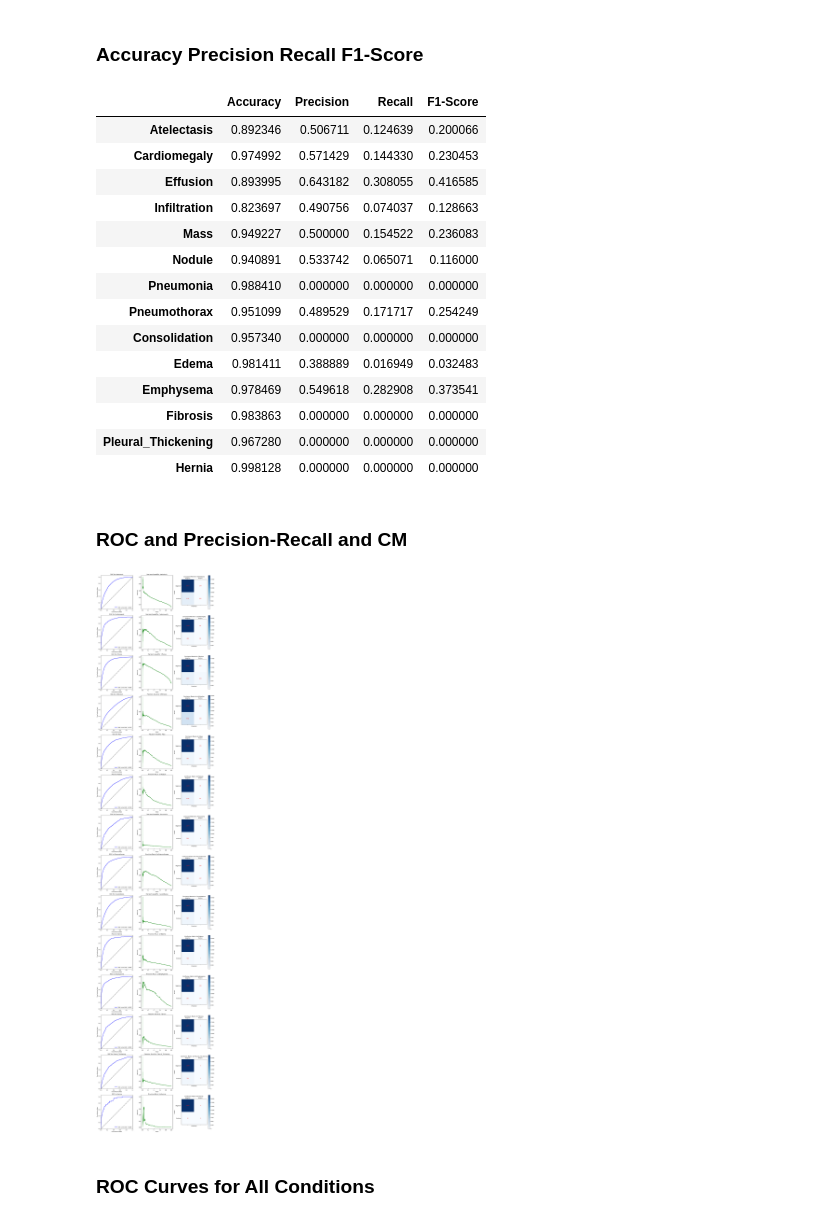
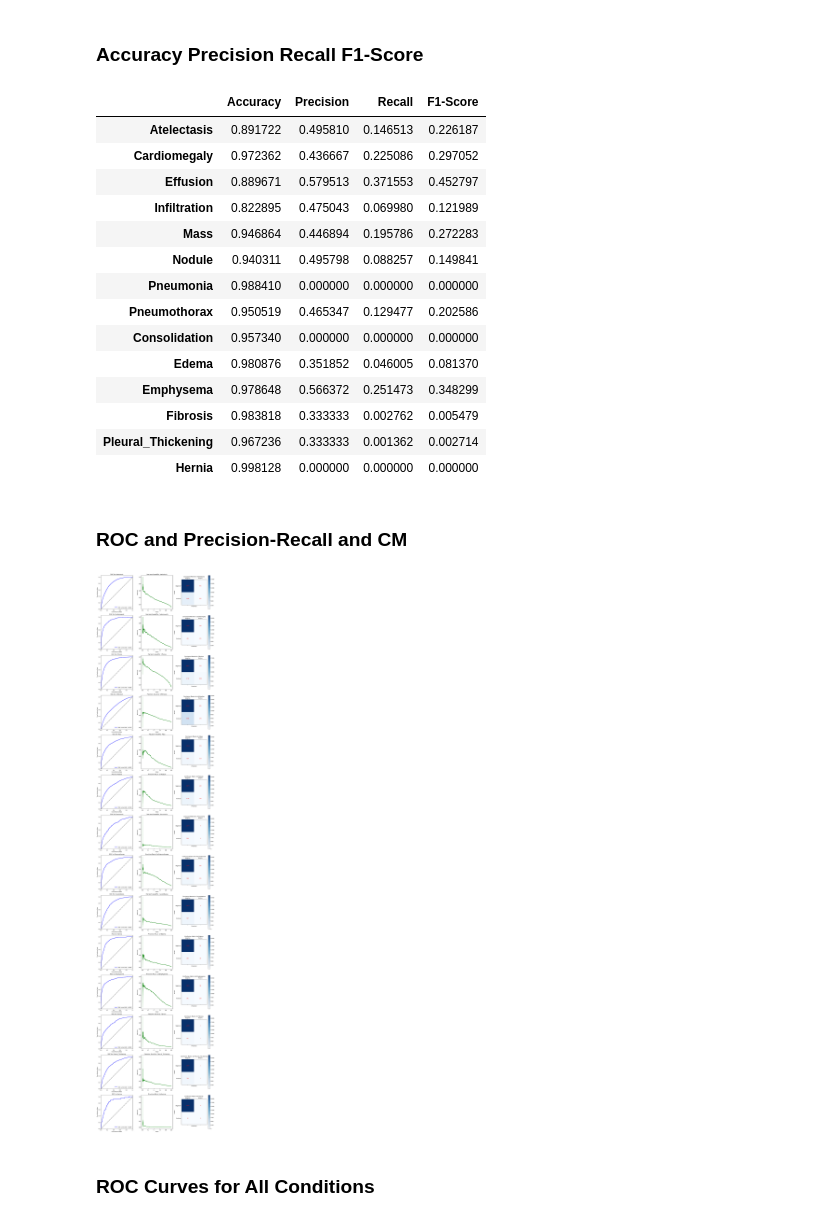
Before and after one commit to derrick-daniel/Major-Project-CXR, a Jupyter notebook: Misc/Notebooks/model_plot_ResNet50.ipynb, the cells around one changed output. Cells and saved outputs as stored; diff of their text form; code cells hidden in the pictures.

```diff
--- a/Misc/Notebooks/model_plot_ResNet50.ipynb
+++ b/Misc/Notebooks/model_plot_ResNet50.ipynb
@@ -147,8 +147,8 @@ import matplotlib.pyplot as plt
 import numpy as np
 
 # Load the predictions and actual labels
-preds_data = pd.read_csv('../../results/preds.csv')
-labels_data = pd.read_csv('../../nih_labels.csv')
+preds_data = pd.read_csv('D:/School/Major-Project--DEREK/Major-Project-CXR/pretrained-ResNet50/preds.csv')
+labels_data = pd.read_csv('D:/School/Major-Project--DEREK/Major-Project-CXR/nih_labels.csv')
 
 # Merge predictions and actual labels
 merged_data = preds_data.merge(labels_data, on='Image Index', how='inner')
@@ -157,46 +157,46 @@ merged_data = preds_data.merge(labels_data, on='Image Index', how='inner')
 condition_columns = [
     'Atelectasis', 'Cardiomegaly', 'Effusion', 'Infiltration',
     'Mass', 'Nodule', 'Pneumonia', 'Pneumothorax',
     'Consolidation', 'Edema', 'Emphysema', 'Fibrosis',
     'Pleural_Thickening', 'Hernia'
 ]
 
 pred_columns = [f'prob_{cond}' for cond in condition_columns]
 
 actual_df = merged_data[condition_columns]
 pred_df = merged_data[pred_columns]
 
 binary_pred_df = (pred_df >= 0.5).astype(int)
 
 # Calculate performance metrics
 performance_metrics = {}
 for condition in condition_columns:
     actual = actual_df[condition]
     pred = binary_pred_df[f'prob_{condition}']
     performance_metrics[condition] = {
         'Accuracy': accuracy_score(actual, pred),
         'Precision': precision_score(actual, pred, zero_division=0),
         'Recall': recall_score(actual, pred),
         'F1-Score': f1_score(actual, pred)
     }
 
 performance_metrics_df = pd.DataFrame(performance_metrics).T
 performance_metrics_df
 # %% [output]
 |  | Accuracy | Precision | Recall | F1-Score |
-| Atelectasis | 0.892346 | 0.506711 | 0.124639 | 0.200066 |
-| Cardiomegaly | 0.974992 | 0.571429 | 0.144330 | 0.230453 |
-| Effusion | 0.893995 | 0.643182 | 0.308055 | 0.416585 |
-| Infiltration | 0.823697 | 0.490756 | 0.074037 | 0.128663 |
-| Mass | 0.949227 | 0.500000 | 0.154522 | 0.236083 |
-| Nodule | 0.940891 | 0.533742 | 0.065071 | 0.116000 |
+| Atelectasis | 0.891722 | 0.495810 | 0.146513 | 0.226187 |
+| Cardiomegaly | 0.972362 | 0.436667 | 0.225086 | 0.297052 |
+| Effusion | 0.889671 | 0.579513 | 0.371553 | 0.452797 |
+| Infiltration | 0.822895 | 0.475043 | 0.069980 | 0.121989 |
+| Mass | 0.946864 | 0.446894 | 0.195786 | 0.272283 |
+| Nodule | 0.940311 | 0.495798 | 0.088257 | 0.149841 |
 | Pneumonia | 0.988410 | 0.000000 | 0.000000 | 0.000000 |
-| Pneumothorax | 0.951099 | 0.489529 | 0.171717 | 0.254249 |
+| Pneumothorax | 0.950519 | 0.465347 | 0.129477 | 0.202586 |
 | Consolidation | 0.957340 | 0.000000 | 0.000000 | 0.000000 |
-| Edema | 0.981411 | 0.388889 | 0.016949 | 0.032483 |
-| Emphysema | 0.978469 | 0.549618 | 0.282908 | 0.373541 |
-| Fibrosis | 0.983863 | 0.000000 | 0.000000 | 0.000000 |
-| Pleural_Thickening | 0.967280 | 0.000000 | 0.000000 | 0.000000 |
+| Edema | 0.980876 | 0.351852 | 0.046005 | 0.081370 |
+| Emphysema | 0.978648 | 0.566372 | 0.251473 | 0.348299 |
+| Fibrosis | 0.983818 | 0.333333 | 0.002762 | 0.005479 |
+| Pleural_Thickening | 0.967236 | 0.333333 | 0.001362 | 0.002714 |
 | Hernia | 0.998128 | 0.000000 | 0.000000 | 0.000000 |
 # %% [markdown]
 ### ROC and Precision-Recall and CM
@@ -265,7 +265,7 @@ def plot_subset_metrics(actual_df, pred_df, conditions):
 subset_fig = plot_subset_metrics(actual_df, pred_df, subset_conditions)
 plt.show()
 # %% [output]
-[figure, old version]
+[figure, new version]
 # %% [markdown]
 ### ROC Curves for All Conditions
 # %%
```
Also changed, not shown: parts of 2 cells of this notebook, 13 other files.
